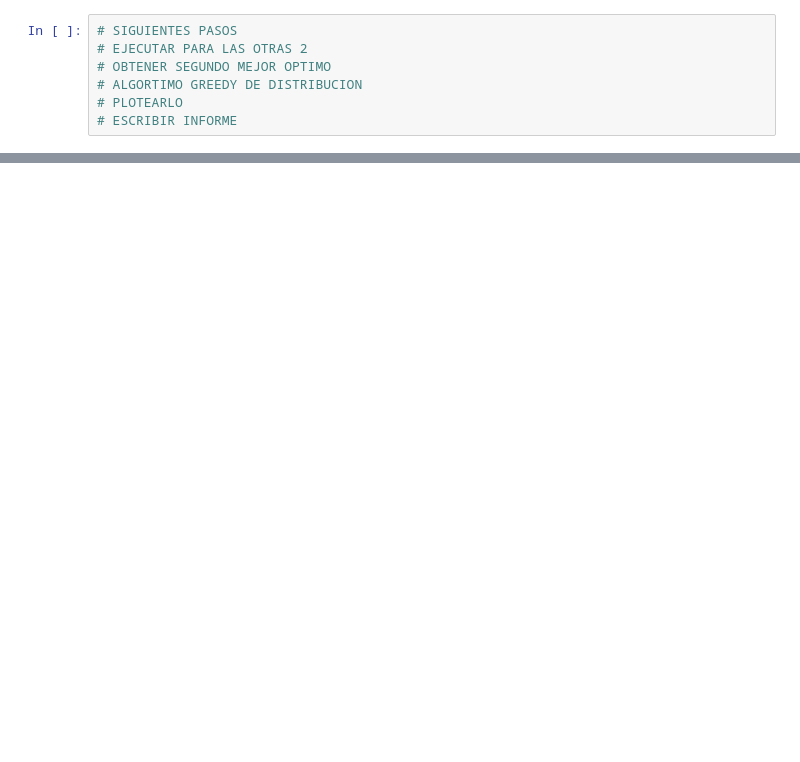
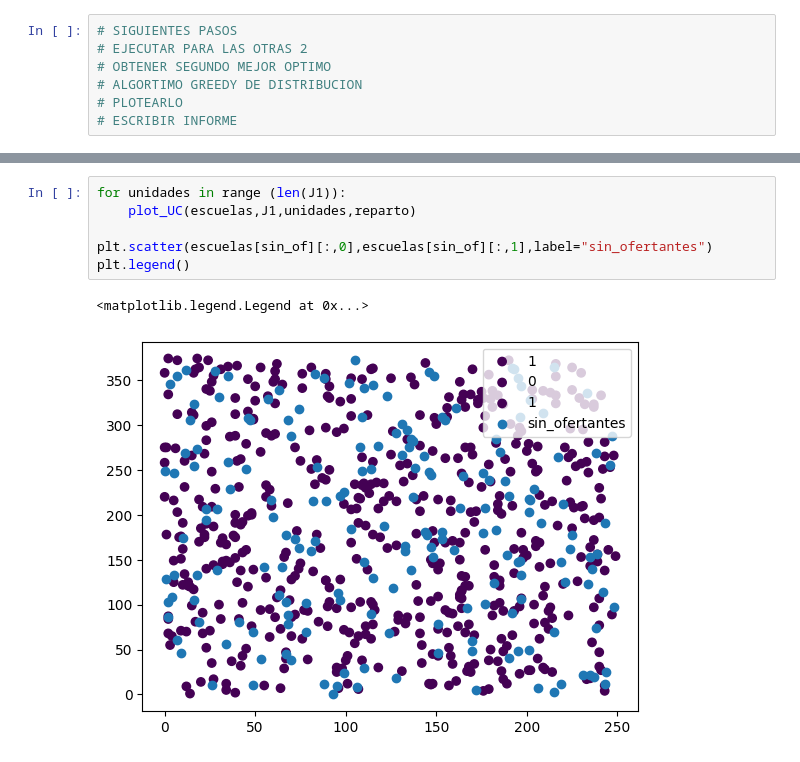
Before and after one commit to Emiliano-Torres/TP_INVOP_Programacion_Lineal, a Jupyter notebook: TP_INVOP.ipynb, the cells around one changed output, grey strips where cells are left out. Cells and saved outputs as stored; diff of their text form; blank space fills up the shorter version.

```diff
--- a/TP_INVOP.ipynb
+++ b/TP_INVOP.ipynb
@@ -195,0 +276,9 @@ len(a)
+# %%
+for unidades in range (len(J1)):
+    plot_UC(escuelas,J1,unidades,reparto)
+
+plt.scatter(escuelas[sin_of][:,0],escuelas[sin_of][:,1],label="sin_ofertantes")
+plt.legend()
+# %% [output]
+<matplotlib.legend.Legend at 0x...>
+[figure, added]
```
Also changed, not shown: parts of 14 cells of this notebook.
